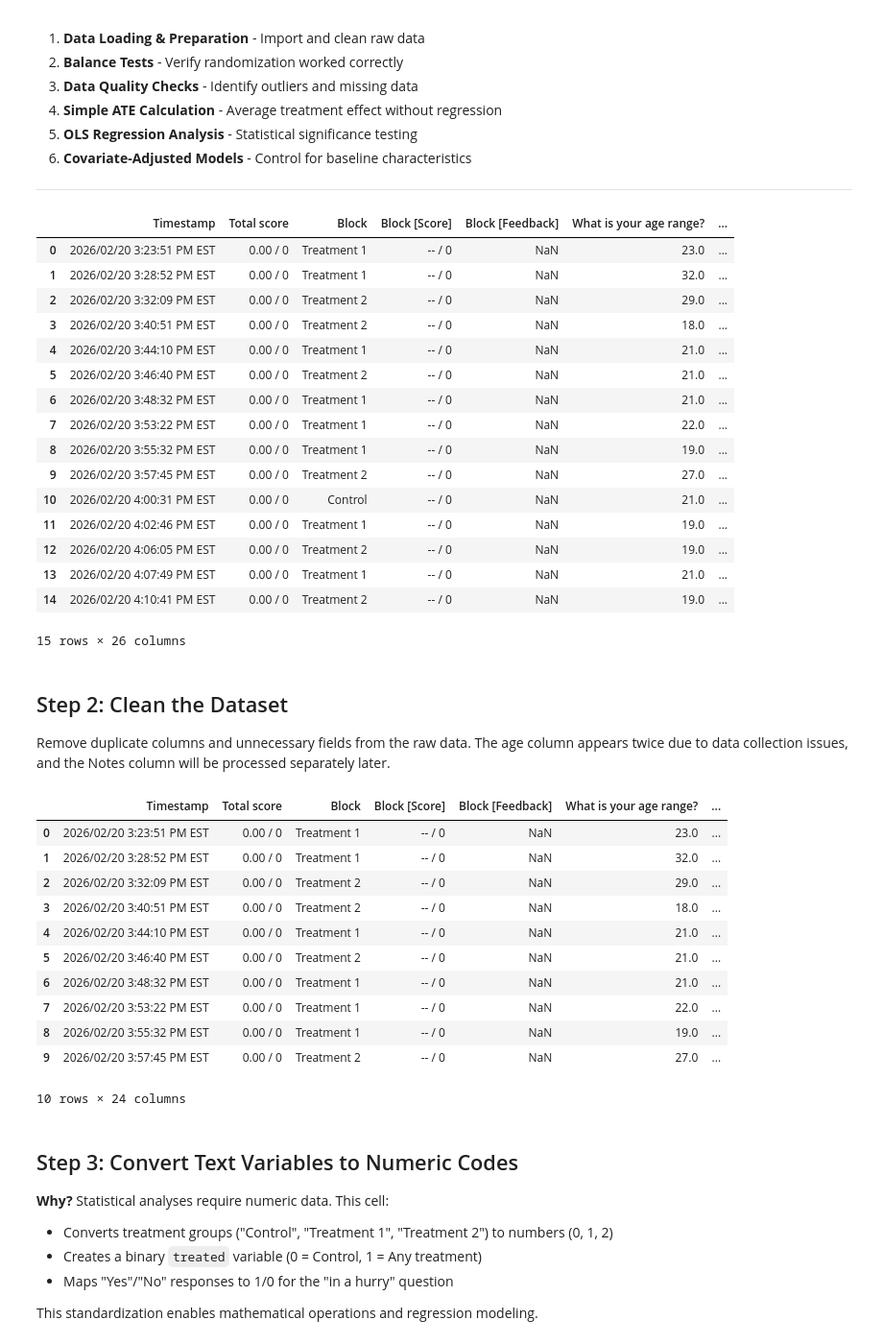
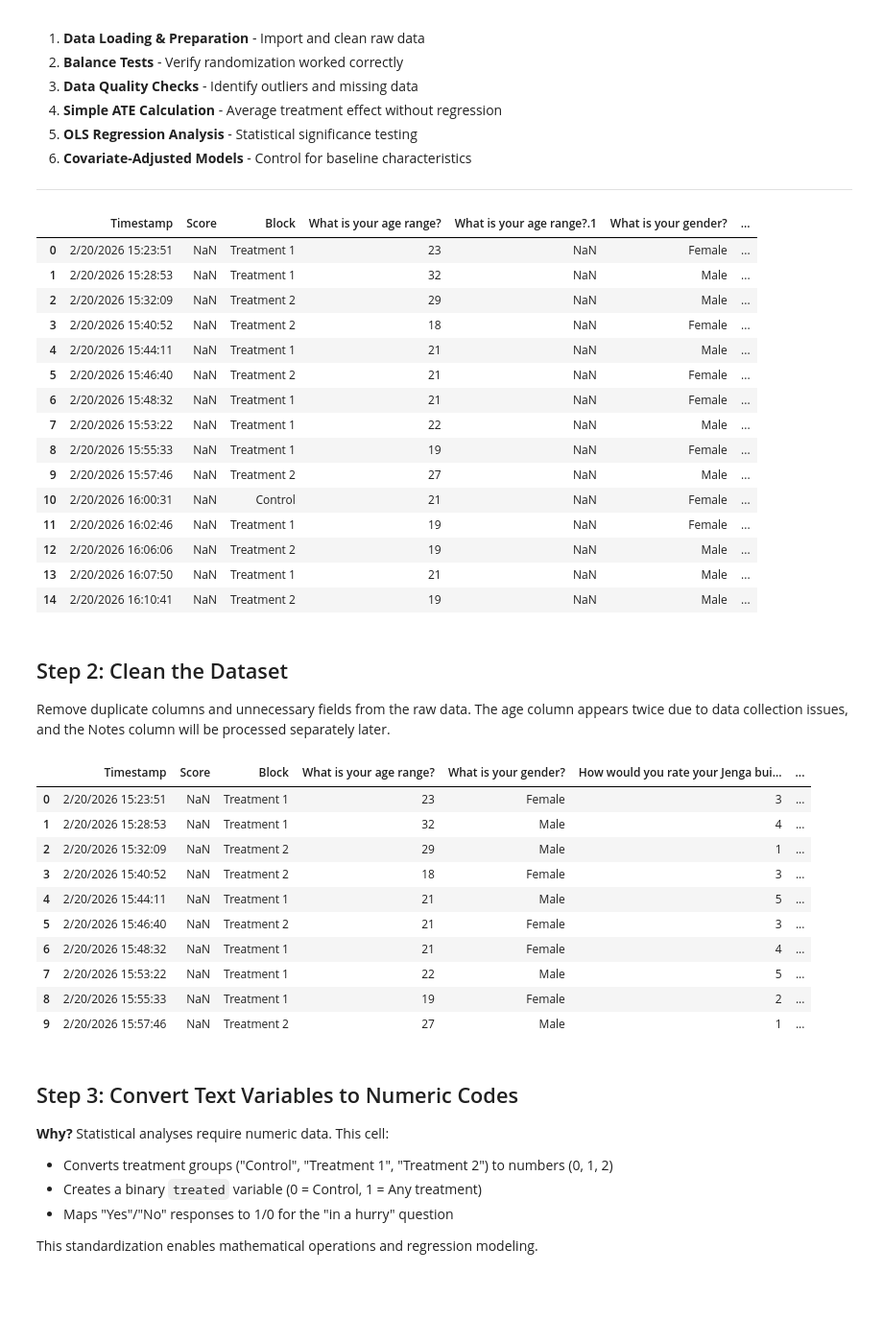
Before and after one commit to abdulmds25/830-project, a Jupyter notebook: notebooks/poilet_study.ipynb, the cells around one changed output. Shown at 96% size. Saved outputs shown, nothing was run; the diff lists cells and outputs as text; code cells hidden in the pictures; blank space fills up the shorter version.

```diff
--- a/notebooks/poilet_study.ipynb
+++ b/notebooks/poilet_study.ipynb
@@ -28,28 +28,27 @@ This cell loads the CSV file containing all experimental data collected from par
 # %%
 import os
 import pandas as pd
-df_path = os.path.join("..", "data", "combined.csv")   # ../data/combined.csv from src/
+df_path = os.path.join("..", "data", "jenga_tower.csv")   # ../data/jenga_tower.csv from src/
 assert os.path.exists(df_path), f"File not found: {df_path}"
 df = pd.read_csv(df_path)
 df.head(15)
 # %% [output]
-|  | Timestamp | Total score | Block | Block [Score] | Block [Feedback] | What is your age range? | ... |
-| 0 | 2026/02/20 3:23:51 PM EST | 0.00 / 0 | Treatment 1 | -- / 0 | NaN | 23.0 | ... |
-| 1 | 2026/02/20 3:28:52 PM EST | 0.00 / 0 | Treatment 1 | -- / 0 | NaN | 32.0 | ... |
-| 2 | 2026/02/20 3:32:09 PM EST | 0.00 / 0 | Treatment 2 | -- / 0 | NaN | 29.0 | ... |
-| 3 | 2026/02/20 3:40:51 PM EST | 0.00 / 0 | Treatment 2 | -- / 0 | NaN | 18.0 | ... |
-| 4 | 2026/02/20 3:44:10 PM EST | 0.00 / 0 | Treatment 1 | -- / 0 | NaN | 21.0 | ... |
-| 5 | 2026/02/20 3:46:40 PM EST | 0.00 / 0 | Treatment 2 | -- / 0 | NaN | 21.0 | ... |
-| 6 | 2026/02/20 3:48:32 PM EST | 0.00 / 0 | Treatment 1 | -- / 0 | NaN | 21.0 | ... |
-| 7 | 2026/02/20 3:53:22 PM EST | 0.00 / 0 | Treatment 1 | -- / 0 | NaN | 22.0 | ... |
-| 8 | 2026/02/20 3:55:32 PM EST | 0.00 / 0 | Treatment 1 | -- / 0 | NaN | 19.0 | ... |
-| 9 | 2026/02/20 3:57:45 PM EST | 0.00 / 0 | Treatment 2 | -- / 0 | NaN | 27.0 | ... |
-| 10 | 2026/02/20 4:00:31 PM EST | 0.00 / 0 | Control | -- / 0 | NaN | 21.0 | ... |
-| 11 | 2026/02/20 4:02:46 PM EST | 0.00 / 0 | Treatment 1 | -- / 0 | NaN | 19.0 | ... |
-| 12 | 2026/02/20 4:06:05 PM EST | 0.00 / 0 | Treatment 2 | -- / 0 | NaN | 19.0 | ... |
-| 13 | 2026/02/20 4:07:49 PM EST | 0.00 / 0 | Treatment 1 | -- / 0 | NaN | 21.0 | ... |
-| 14 | 2026/02/20 4:10:41 PM EST | 0.00 / 0 | Treatment 2 | -- / 0 | NaN | 19.0 | ... |
+|  | Timestamp | Score | Block | What is your age range? | What is your age range?.1 | What is your gender? | ... |
+| 0 | 2/20/2026 15:23:51 | NaN | Treatment 1 | 23 | NaN | Female | ... |
+| 1 | 2/20/2026 15:28:53 | NaN | Treatment 1 | 32 | NaN | Male | ... |
+| 2 | 2/20/2026 15:32:09 | NaN | Treatment 2 | 29 | NaN | Male | ... |
+| 3 | 2/20/2026 15:40:52 | NaN | Treatment 2 | 18 | NaN | Female | ... |
+| 4 | 2/20/2026 15:44:11 | NaN | Treatment 1 | 21 | NaN | Male | ... |
+| 5 | 2/20/2026 15:46:40 | NaN | Treatment 2 | 21 | NaN | Female | ... |
+| 6 | 2/20/2026 15:48:32 | NaN | Treatment 1 | 21 | NaN | Female | ... |
+| 7 | 2/20/2026 15:53:22 | NaN | Treatment 1 | 22 | NaN | Male | ... |
+| 8 | 2/20/2026 15:55:33 | NaN | Treatment 1 | 19 | NaN | Female | ... |
+| 9 | 2/20/2026 15:57:46 | NaN | Treatment 2 | 27 | NaN | Male | ... |
+| 10 | 2/20/2026 16:00:31 | NaN | Control | 21 | NaN | Female | ... |
+| 11 | 2/20/2026 16:02:46 | NaN | Treatment 1 | 19 | NaN | Female | ... |
+| 12 | 2/20/2026 16:06:06 | NaN | Treatment 2 | 19 | NaN | Male | ... |
+| 13 | 2/20/2026 16:07:50 | NaN | Treatment 1 | 21 | NaN | Male | ... |
+| 14 | 2/20/2026 16:10:41 | NaN | Treatment 2 | 19 | NaN | Male | ... |
-15 rows × 26 columns
 # %% [markdown]
 ## Step 2: Clean the Dataset
 
@@ -58,18 +57,17 @@ Remove duplicate columns and unnecessary fields from the raw data. The age colum
 df.drop(columns = ["What is your age range?.1","Notes"],inplace = True)
 df.head(10)
 # %% [output]
-|  | Timestamp | Total score | Block | Block [Score] | Block [Feedback] | What is your age range? | ... |
-| 0 | 2026/02/20 3:23:51 PM EST | 0.00 / 0 | Treatment 1 | -- / 0 | NaN | 23.0 | ... |
-| 1 | 2026/02/20 3:28:52 PM EST | 0.00 / 0 | Treatment 1 | -- / 0 | NaN | 32.0 | ... |
-| 2 | 2026/02/20 3:32:09 PM EST | 0.00 / 0 | Treatment 2 | -- / 0 | NaN | 29.0 | ... |
-| 3 | 2026/02/20 3:40:51 PM EST | 0.00 / 0 | Treatment 2 | -- / 0 | NaN | 18.0 | ... |
-| 4 | 2026/02/20 3:44:10 PM EST | 0.00 / 0 | Treatment 1 | -- / 0 | NaN | 21.0 | ... |
-| 5 | 2026/02/20 3:46:40 PM EST | 0.00 / 0 | Treatment 2 | -- / 0 | NaN | 21.0 | ... |
-| 6 | 2026/02/20 3:48:32 PM EST | 0.00 / 0 | Treatment 1 | -- / 0 | NaN | 21.0 | ... |
-| 7 | 2026/02/20 3:53:22 PM EST | 0.00 / 0 | Treatment 1 | -- / 0 | NaN | 22.0 | ... |
-| 8 | 2026/02/20 3:55:32 PM EST | 0.00 / 0 | Treatment 1 | -- / 0 | NaN | 19.0 | ... |
-| 9 | 2026/02/20 3:57:45 PM EST | 0.00 / 0 | Treatment 2 | -- / 0 | NaN | 27.0 | ... |
+|  | Timestamp | Score | Block | What is your age range? | What is your gender? | How would you rate your Jenga bui... | ... |
+| 0 | 2/20/2026 15:23:51 | NaN | Treatment 1 | 23 | Female | 3 | ... |
+| 1 | 2/20/2026 15:28:53 | NaN | Treatment 1 | 32 | Male | 4 | ... |
+| 2 | 2/20/2026 15:32:09 | NaN | Treatment 2 | 29 | Male | 1 | ... |
+| 3 | 2/20/2026 15:40:52 | NaN | Treatment 2 | 18 | Female | 3 | ... |
+| 4 | 2/20/2026 15:44:11 | NaN | Treatment 1 | 21 | Male | 5 | ... |
+| 5 | 2/20/2026 15:46:40 | NaN | Treatment 2 | 21 | Female | 3 | ... |
+| 6 | 2/20/2026 15:48:32 | NaN | Treatment 1 | 21 | Female | 4 | ... |
+| 7 | 2/20/2026 15:53:22 | NaN | Treatment 1 | 22 | Male | 5 | ... |
+| 8 | 2/20/2026 15:55:33 | NaN | Treatment 1 | 19 | Female | 2 | ... |
+| 9 | 2/20/2026 15:57:46 | NaN | Treatment 2 | 27 | Male | 1 | ... |
-10 rows × 24 columns
 # %% [markdown]
 ## Step 3: Convert Text Variables to Numeric Codes
 
```
Also changed, not shown: parts of 8 cells of this notebook, 9 other files.
